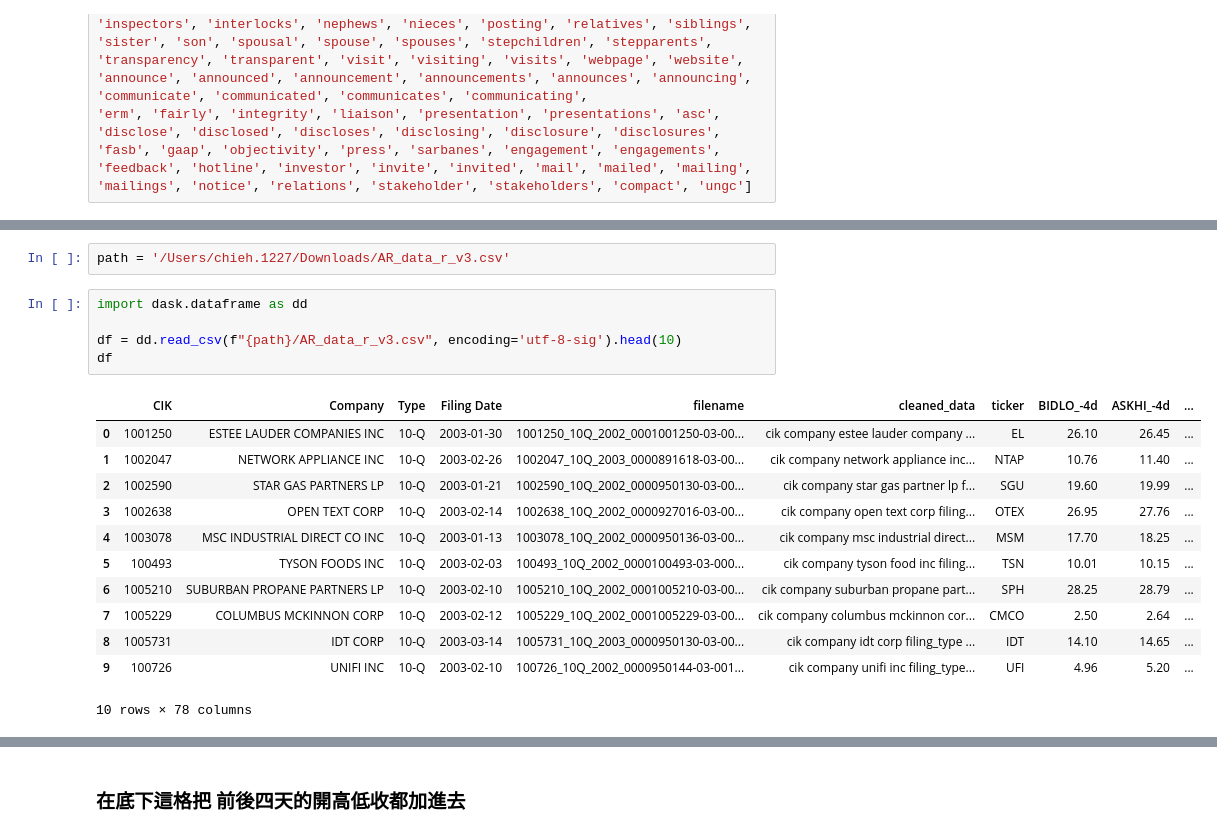
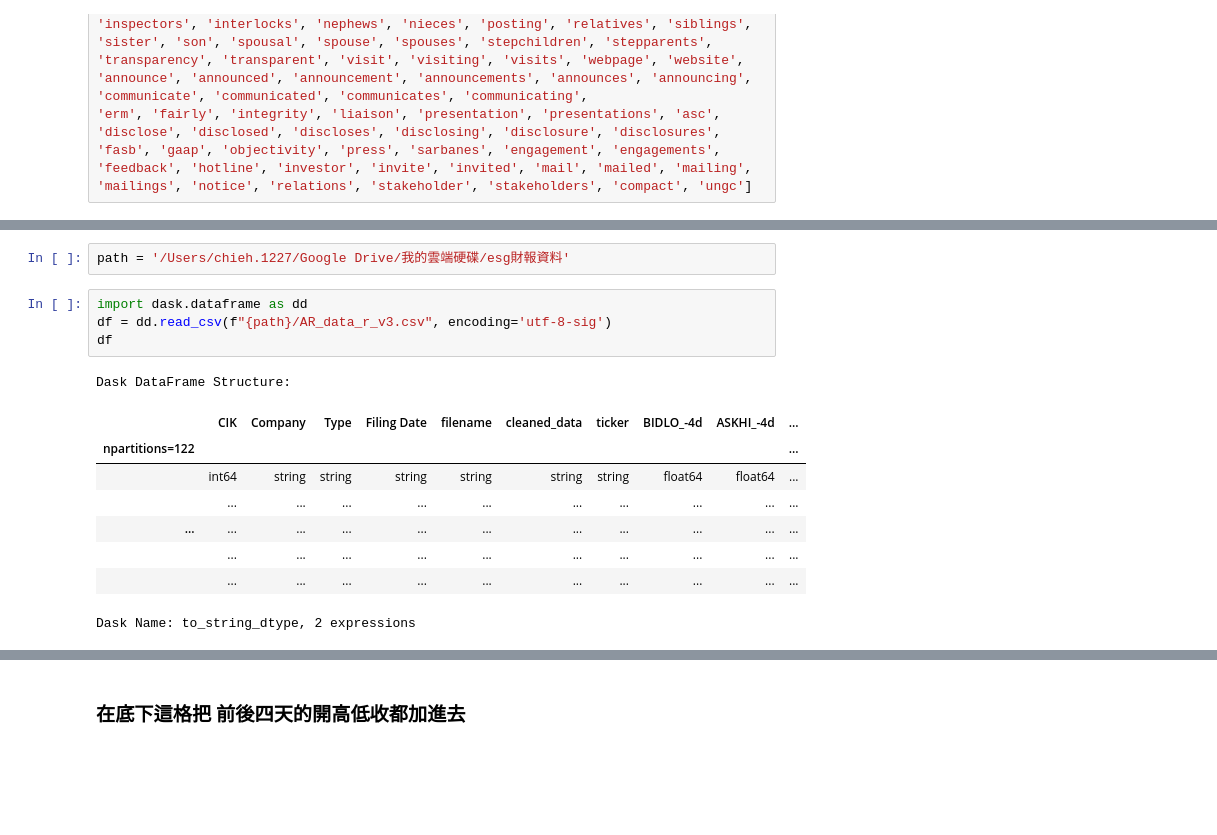
Before and after one commit to Hubert0916/qrt, a Jupyter notebook: data_preprocess.ipynb, the cells around one changed output, grey strips where cells are left out. Cells and saved outputs as stored; diff of their text form; blank space fills up the shorter version.

Commit message:
reprocess the data

```diff
--- a/data_preprocess.ipynb
+++ b/data_preprocess.ipynb
@@ -14,20 +12,16 @@ ModuleNotFoundError: No module named 'nltk'
 # %%
-path = '/Users/chieh.1227/Downloads/AR_data_r_v3.csv'
+path = '/Users/chieh.1227/Google Drive/我的雲端硬碟/esg財報資料'
 # %%
 import dask.dataframe as dd
-
-df = dd.read_csv(f"{path}/AR_data_r_v3.csv", encoding='utf-8-sig').head(10)
+df = dd.read_csv(f"{path}/AR_data_r_v3.csv", encoding='utf-8-sig')
 df
 # %% [output]
+Dask DataFrame Structure:
 |  | CIK | Company | Type | Filing Date | filename | cleaned_data | ticker | BIDLO_-4d | ASKHI_-4d | ... |
-| 0 | 1001250 | ESTEE LAUDER COMPANIES INC | 10-Q | 2003-01-30 | 1001250_10Q_2002_0001001250-03-00... | cik company estee lauder company ... | EL | 26.10 | 26.45 | ... |
-| 1 | 1002047 | NETWORK APPLIANCE INC | 10-Q | 2003-02-26 | 1002047_10Q_2003_0000891618-03-00... | cik company network appliance inc... | NTAP | 10.76 | 11.40 | ... |
-| 2 | 1002590 | STAR GAS PARTNERS LP | 10-Q | 2003-01-21 | 1002590_10Q_2002_0000950130-03-00... | cik company star gas partner lp f... | SGU | 19.60 | 19.99 | ... |
-| 3 | 1002638 | OPEN TEXT CORP | 10-Q | 2003-02-14 | 1002638_10Q_2002_0000927016-03-00... | cik company open text corp filing... | OTEX | 26.95 | 27.76 | ... |
-| 4 | 1003078 | MSC INDUSTRIAL DIRECT CO INC | 10-Q | 2003-01-13 | 1003078_10Q_2002_0000950136-03-00... | cik company msc industrial direct... | MSM | 17.70 | 18.25 | ... |
-| 5 | 100493 | TYSON FOODS INC | 10-Q | 2003-02-03 | 100493_10Q_2002_0000100493-03-000... | cik company tyson food inc filing... | TSN | 10.01 | 10.15 | ... |
-| 6 | 1005210 | SUBURBAN PROPANE PARTNERS LP | 10-Q | 2003-02-10 | 1005210_10Q_2002_0001005210-03-00... | cik company suburban propane part... | SPH | 28.25 | 28.79 | ... |
-| 7 | 1005229 | COLUMBUS MCKINNON CORP | 10-Q | 2003-02-12 | 1005229_10Q_2002_0001005229-03-00... | cik company columbus mckinnon cor... | CMCO | 2.50 | 2.64 | ... |
-| 8 | 1005731 | IDT CORP | 10-Q | 2003-03-14 | 1005731_10Q_2003_0000950130-03-00... | cik company idt corp filing_type ... | IDT | 14.10 | 14.65 | ... |
-| 9 | 100726 | UNIFI INC | 10-Q | 2003-02-10 | 100726_10Q_2002_0000950144-03-001... | cik company unifi inc filing_type... | UFI | 4.96 | 5.20 | ... |
+| npartitions=122 |  |  |  |  |  |  |  |  |  | ... |
+|  | int64 | string | string | string | string | string | string | float64 | float64 | ... |
+|  | ... | ... | ... | ... | ... | ... | ... | ... | ... | ... |
+| ... | ... | ... | ... | ... | ... | ... | ... | ... | ... | ... |
+|  | ... | ... | ... | ... | ... | ... | ... | ... | ... | ... |
+|  | ... | ... | ... | ... | ... | ... | ... | ... | ... | ... |
-10 rows × 78 columns
+Dask Name: to_string_dtype, 2 expressions
```
Also changed, not shown: parts of 5 cells of this notebook, 1 other file.
